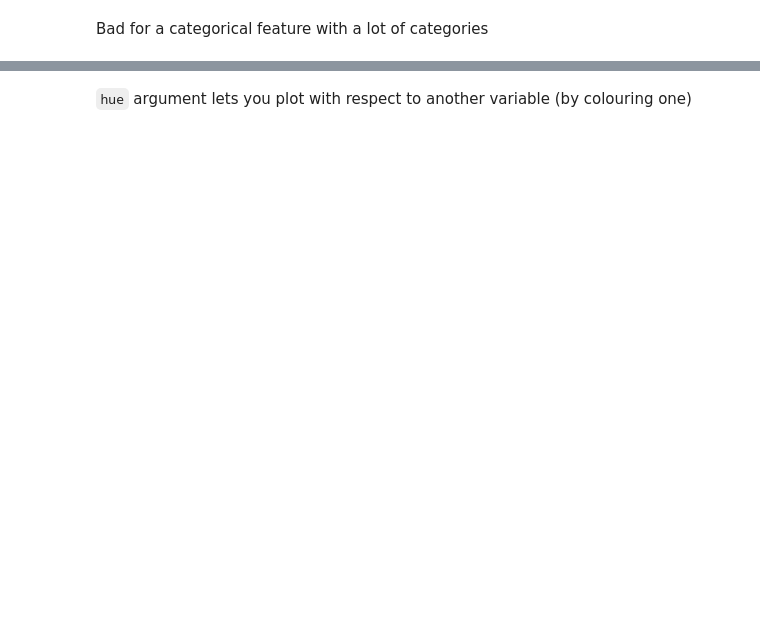
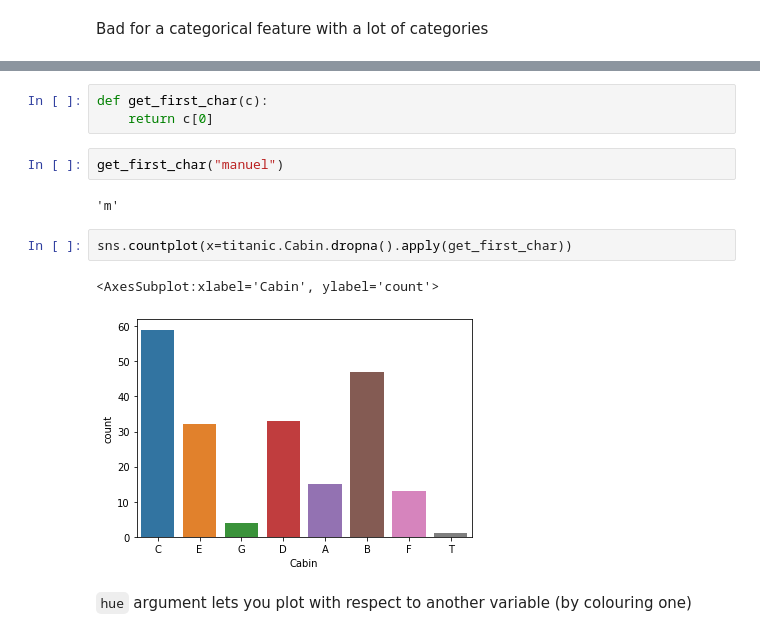
Before and after one commit to Ironhack-Data-Madrid-Mayo-2021/Classroom-Materials, a Jupyter notebook: week_02/04-visualization.ipynb, the cells around one changed output, grey strips where cells are left out. Cells and saved outputs as stored; diff of their text form; blank space fills up the shorter version.

```diff
--- a/week_02/04-visualization.ipynb
+++ b/week_02/04-visualization.ipynb
@@ -85,2 +189,14 @@ Bad for a categorical feature with a lot of categories
+# %%
+def get_first_char(c):
+    return c[0]
+# %%
+get_first_char("manuel")
+# %% [output]
+'m'
+# %%
+sns.countplot(x=titanic.Cabin.dropna().apply(get_first_char))
+# %% [output]
+<AxesSubplot:xlabel='Cabin', ylabel='count'>
+[figure, added]
 # %% [markdown]
 `hue` argument lets you plot with respect to another variable (by colouring one)
```
Also changed, not shown: parts of 167 cells of this notebook, 2 other files.
